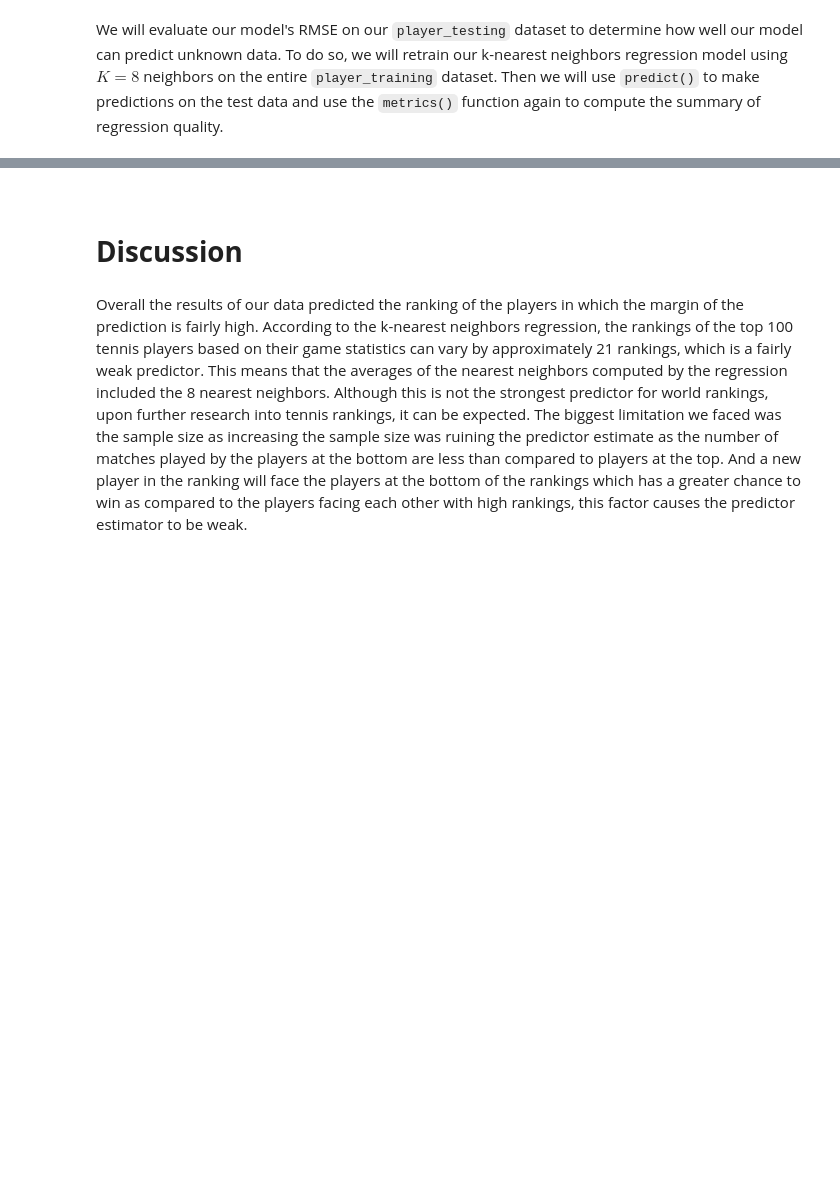
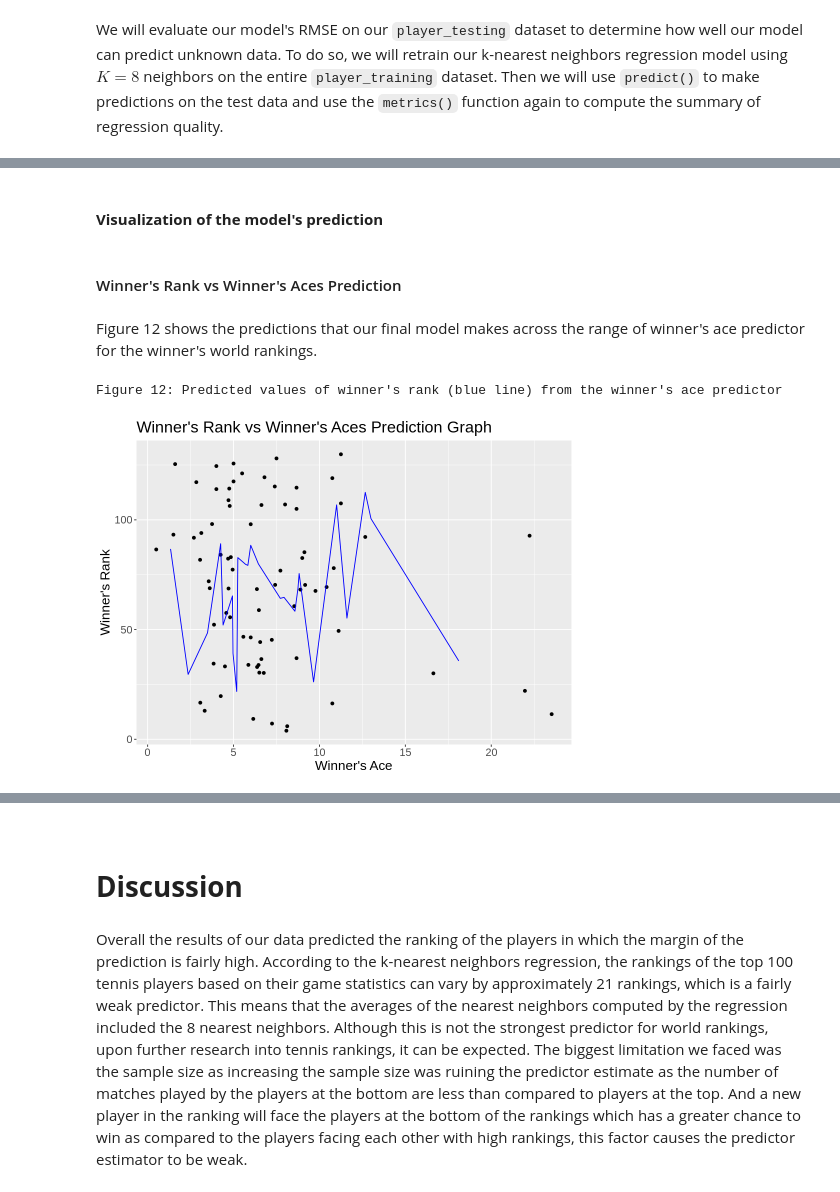
Before and after one commit to jo-adithya/dsci_project, a Jupyter notebook: proposal.ipynb, the cells around one changed output, grey strips where cells are left out. Saved outputs shown, nothing was run; the diff lists cells and outputs as text; code cells hidden in the pictures; blank space fills up the shorter version.

```diff
--- a/proposal.ipynb
+++ b/proposal.ipynb
@@ -674,0 +681,21 @@ A tibble: 1 × 3
+# %% [markdown]
+#### **Visualization of the model's prediction**
+# %% [markdown]
+#### Winner's Rank vs Winner's Aces Prediction
+# %% [markdown]
+Figure 12 shows the predictions that our final model makes across the range of winner's ace predictor for the winner's world rankings.
+# %%
+w_ace_pred <- ggplot(player_training, aes(x = w_ace, y = winner_rank)) +
+    geom_point() +
+    geom_line(data = player_preds,
+              mapping = aes(x = w_ace, y = .pred),
+              color = "blue") +
+    labs(x = "Winner's Ace", y = "Winner's Rank",
+         title = "Winner's Rank vs Winner's Aces Prediction Graph") +
+    theme(text = element_text(size = 16))
+
+w_ace_pred
+cat("Figure 12: Predicted values of winner's rank (blue line) from the winner's ace predictor")
+# %% [output]
+Figure 12: Predicted values of winner's rank (blue line) from the winner's ace predictor
+[figure, added]
```
Also changed, not shown: parts of 61 cells of this notebook.
